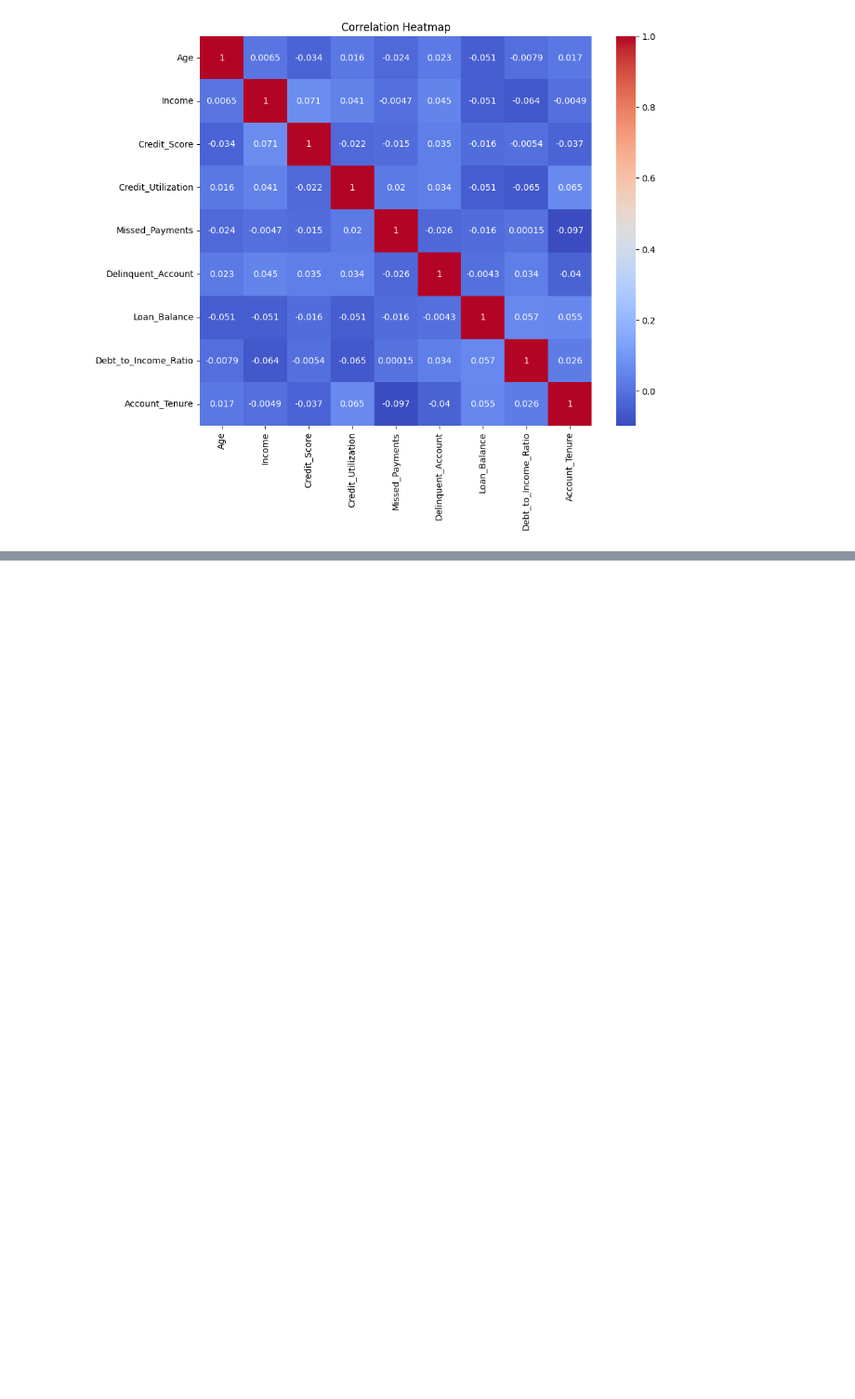
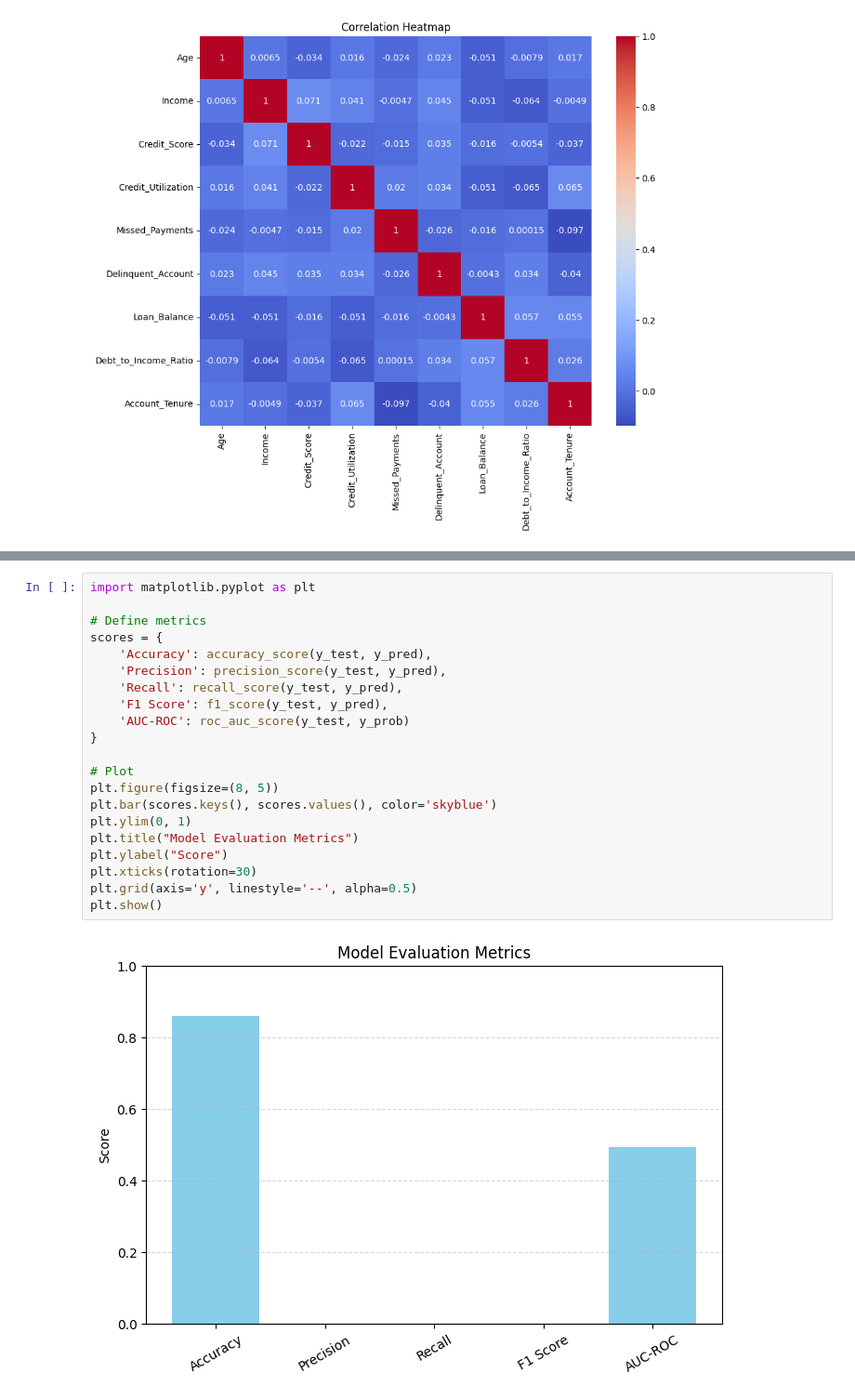
Before and after one commit to karnika-8171/Data-Analysis, a Jupyter notebook: EDA_analysis.ipynb, the cells around one changed output, grey strips where cells are left out. Shown at 93% size. Saved outputs shown, nothing was run; the diff lists cells and outputs as text; blank space fills up the shorter version.

```diff
--- a/EDA_analysis.ipynb
+++ b/EDA_analysis.ipynb
@@ -144,0 +209,23 @@ plt.show()
+# %%
+import matplotlib.pyplot as plt
+
+# Define metrics
+scores = {
+    'Accuracy': accuracy_score(y_test, y_pred),
+    'Precision': precision_score(y_test, y_pred),
+    'Recall': recall_score(y_test, y_pred),
+    'F1 Score': f1_score(y_test, y_pred),
+    'AUC-ROC': roc_auc_score(y_test, y_prob)
+}
+
+# Plot
+plt.figure(figsize=(8, 5))
+plt.bar(scores.keys(), scores.values(), color='skyblue')
+plt.ylim(0, 1)
+plt.title("Model Evaluation Metrics")
+plt.ylabel("Score")
+plt.xticks(rotation=30)
+plt.grid(axis='y', linestyle='--', alpha=0.5)
+plt.show()
+# %% [output]
+[figure, added]
```
Also changed, not shown: parts of 5 cells of this notebook.
